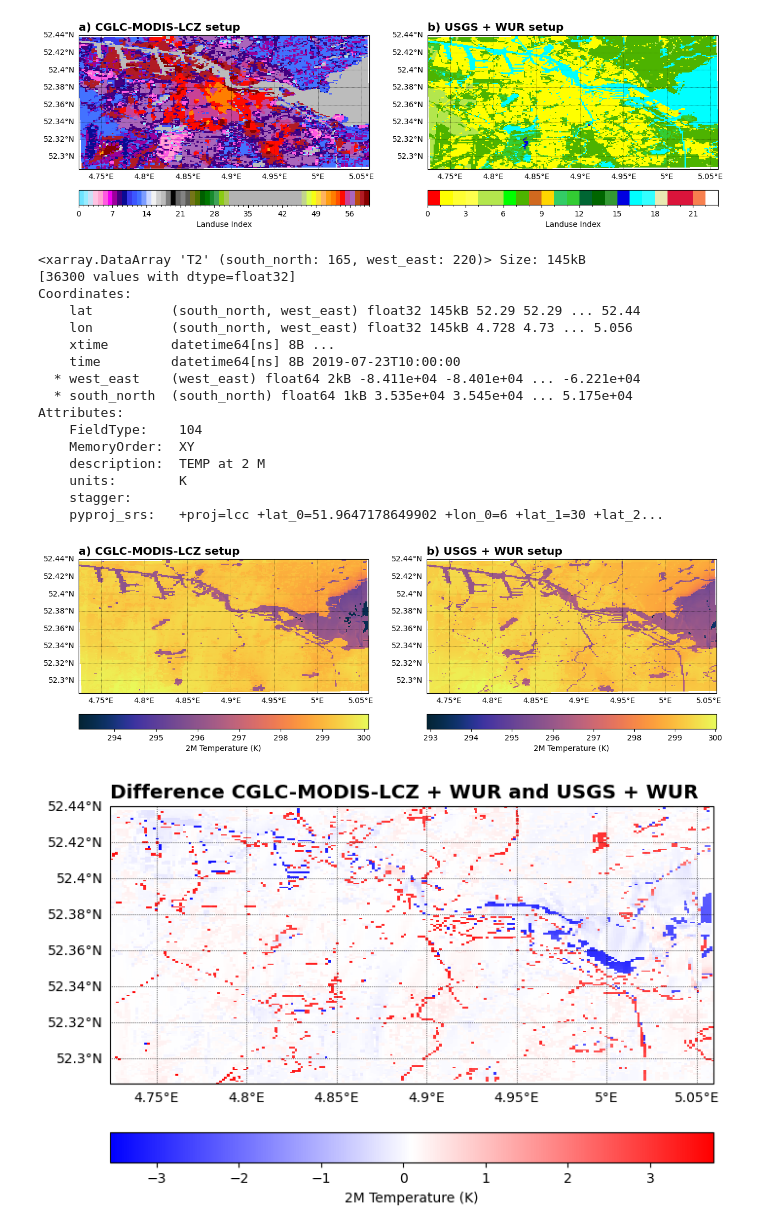
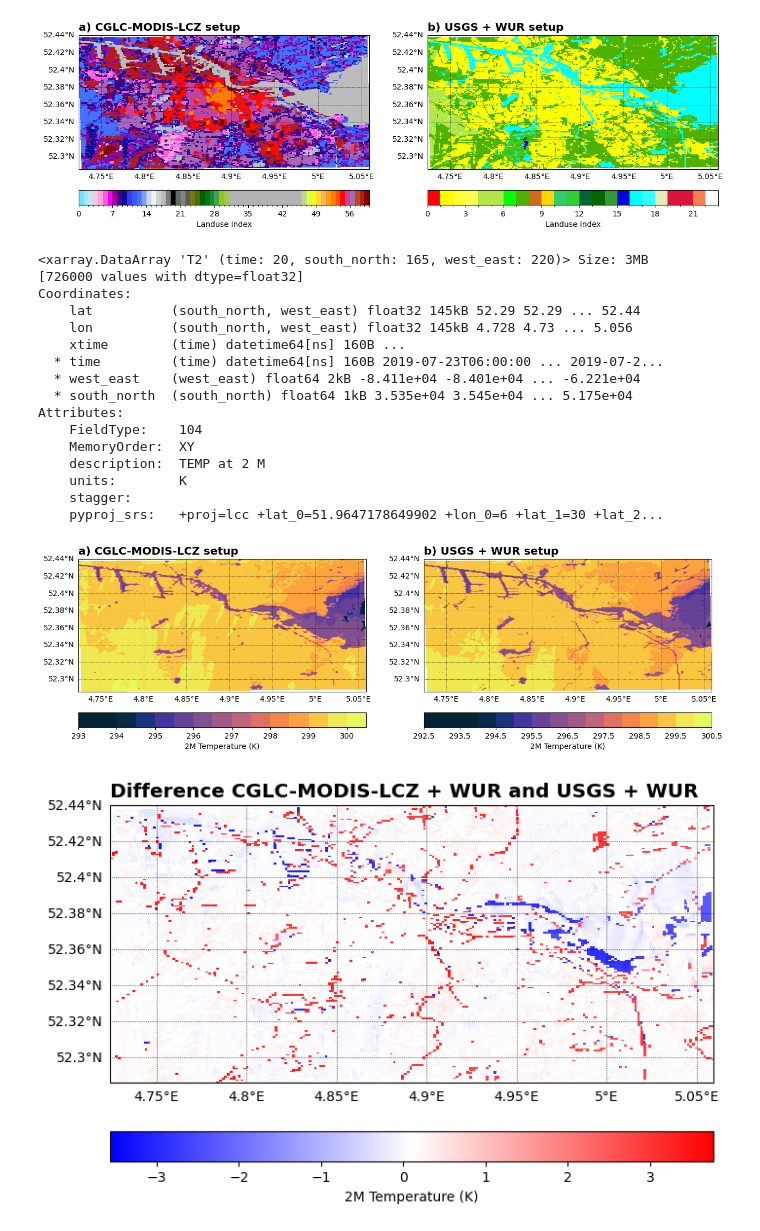
Before and after one commit to Urban-M4/snakemake-wrf, a Jupyter notebook: plot_output_files.ipynb, the cells around one changed output. Drawn from its saved outputs; the diff is of its cells as text; code cells hidden in the pictures.

```diff
--- a/plot_output_files.ipynb
+++ b/plot_output_files.ipynb
@@ -12,7 +11,9 @@ import matplotlib.pyplot as plt
 from matplotlib.colors import BoundaryNorm
 from matplotlib.colors import LinearSegmentedColormap
 # %%
-usgs_file = salem.open_wrf_dataset('/home/cdonnely/Urban-M4/misc/workflows/snakemake/output/usgs/wrfout_test')
-wur_file = salem.open_wrf_dataset('/home/cdonnely/Urban-M4/misc/workflows/snakemake/output/wur/wrfout_test')
-wur_lcz_file = salem.open_wrf_dataset('/home/cdonnely/Urban-M4/misc/workflows/snakemake/output/wur_lcz/wrfout_test')
-modis_file = salem.open_wrf_dataset('/home/cdonnely/Urban-M4/misc/workflows/snakemake/output/modis_lcz/wrfout_test')
+usgs_file = salem.open_wrf_dataset('/home/cdonnely/Urban-M4/misc/workflows/snakemake/output/usgs_1h/wrfout_test')
+wur_file = salem.open_wrf_dataset('/home/cdonnely/Urban-M4/misc/workflows/snakemake/output/wur_1h/wrfout_test')
+wur_lcz_file = salem.open_wrf_dataset('/home/cdonnely/Urban-M4/misc/workflows/snakemake/output/wur_lcz_1h/wrfout_test')
+modis_file = salem.open_wrf_dataset('/home/cdonnely/Urban-M4/misc/workflows/snakemake/output/modis_lcz_1h/wrfout_test')
+
+usgs_file
@@ -19,8 +38,8 @@ modis_file = salem.open_wrf_dataset('/home/cdonnely/Urban-M4/misc/workflows/snak
 # %%
-usgs_luindex = usgs_file.LU_INDEX.isel(time=4)
-wur_luindex = wur_file.LU_INDEX.isel(time=4)
-wur_lcz_luindex = wur_lcz_file.LU_INDEX.isel(time=4)
-modis_luindex = modis_file.LU_INDEX.isel(time=4)
+usgs_luindex = usgs_file.LU_INDEX.isel(time=5)
+wur_luindex = wur_file.LU_INDEX.isel(time=5)
+wur_lcz_luindex = wur_lcz_file.LU_INDEX.isel(time=5)
+modis_luindex = modis_file.LU_INDEX.isel(time=5)
 # %%
 c_modis = [
     [0.43, 0.89, 1.0],
@@ -149,20 +168,27 @@ cbar = fig.colorbar(ct2, orientation='horizontal', fraction=0.09, pad=0.1, label
 # %% [output]
 [figure]
 # %%
-usgs_T2 = usgs_file.T2.isel(time=4)
-wur_T2 = wur_file.T2.isel(time=4)
-wur_lcz_T2 = wur_lcz_file.T2.isel(time=4)
-modis_T2 = modis_file.T2.isel(time=4)
+# Open variables
+usgs_var = usgs_file.T2
+wur_var = wur_file.T2
+wur_lcz_var = wur_lcz_file.T2
+modis_var = modis_file.T2
 
-wur_T2
+# Select time
+usgs_T2 = usgs_var.isel(time=4)
+wur_T2 = wur_var.isel(time=4)
+wur_lcz_T2 = wur_lcz_var.isel(time=4)
+modis_T2 = modis_var.isel(time=4)
+
+wur_var
 # %% [output]
-<xarray.DataArray 'T2' (south_north: 165, west_east: 220)> Size: 145kB
-[36300 values with dtype=float32]
+<xarray.DataArray 'T2' (time: 20, south_north: 165, west_east: 220)> Size: 3MB
+[726000 values with dtype=float32]
 Coordinates:
     lat          (south_north, west_east) float32 145kB 52.29 52.29 ... 52.44
     lon          (south_north, west_east) float32 145kB 4.728 4.73 ... 5.056
-    xtime        datetime64[ns] 8B ...
-    time         datetime64[ns] 8B 2019-07-23T10:00:00
+    xtime        (time) datetime64[ns] 160B ...
+  * time         (time) datetime64[ns] 160B 2019-07-23T06:00:00 ... 2019-07-2...
   * west_east    (west_east) float64 2kB -8.411e+04 -8.401e+04 ... -6.221e+04
   * south_north  (south_north) float64 1kB 3.535e+04 3.545e+04 ... 5.175e+04
 Attributes:
@@ -175,30 +201,30 @@ Attributes:
 # %%
 fig = plt.figure(figsize=(15, 5))
 ax1 = fig.add_subplot(1, 2, 1, projection=proj)
 gl1 = ax1.gridlines(**ax_options)
 gl1.right_labels = False
 gl1.top_labels = False
 ax1.set_extent(extent)
-ct1 = ax1.pcolormesh(
-    wur_lcz_T2.lon, wur_lcz_T2.lat, wur_lcz_T2, cmap=cmo.thermal, transform=ccrs.PlateCarree()
+ct1 = ax1.contourf(
+    wur_lcz_T2.lon, wur_lcz_T2.lat, wur_lcz_T2, 16, vmin=294, vmax=300, cmap=cmo.thermal, transform=ccrs.PlateCarree()
 )
 ax1.coastlines(linewidth=1.0, resolution='10m')
 ax1.set_title('a) CGLC-MODIS-LCZ setup', **title_options)
 cbar = fig.colorbar(ct1, orientation='horizontal', fraction=0.09, pad=0.1, label='2M Temperature (K)', ax=ax1)
 
 ax2 = fig.add_subplot(1, 2, 2, projection=proj)
 gl2 = ax2.gridlines(**ax_options)
 gl2.right_labels = False
 gl2.top_labels = False
 ax2.set_extent(extent)
-ct2 = ax2.pcolormesh(
-    wur_T2.lon, wur_T2.lat, wur_T2, cmap=cmo.thermal, transform=ccrs.PlateCarree()
+ct2 = ax2.contourf(
+    wur_T2.lon, wur_T2.lat, wur_T2, 16, vmin=294, vmax=300, cmap=cmo.thermal, transform=ccrs.PlateCarree()
 )
 ax2.coastlines(linewidth=1.0, resolution='10m')
 ax2.set_title('b) USGS + WUR setup', **title_options)
 cbar = fig.colorbar(ct2, orientation='horizontal', fraction=0.09, pad=0.1, label='2M Temperature (K)', ax=ax2)
 # %% [output]
-[figure, old version]
+[figure, new version]
 # %%
 diff = wur_lcz_T2 - wur_T2
 
```
Also changed, not shown: parts of 8 cells of this notebook.
